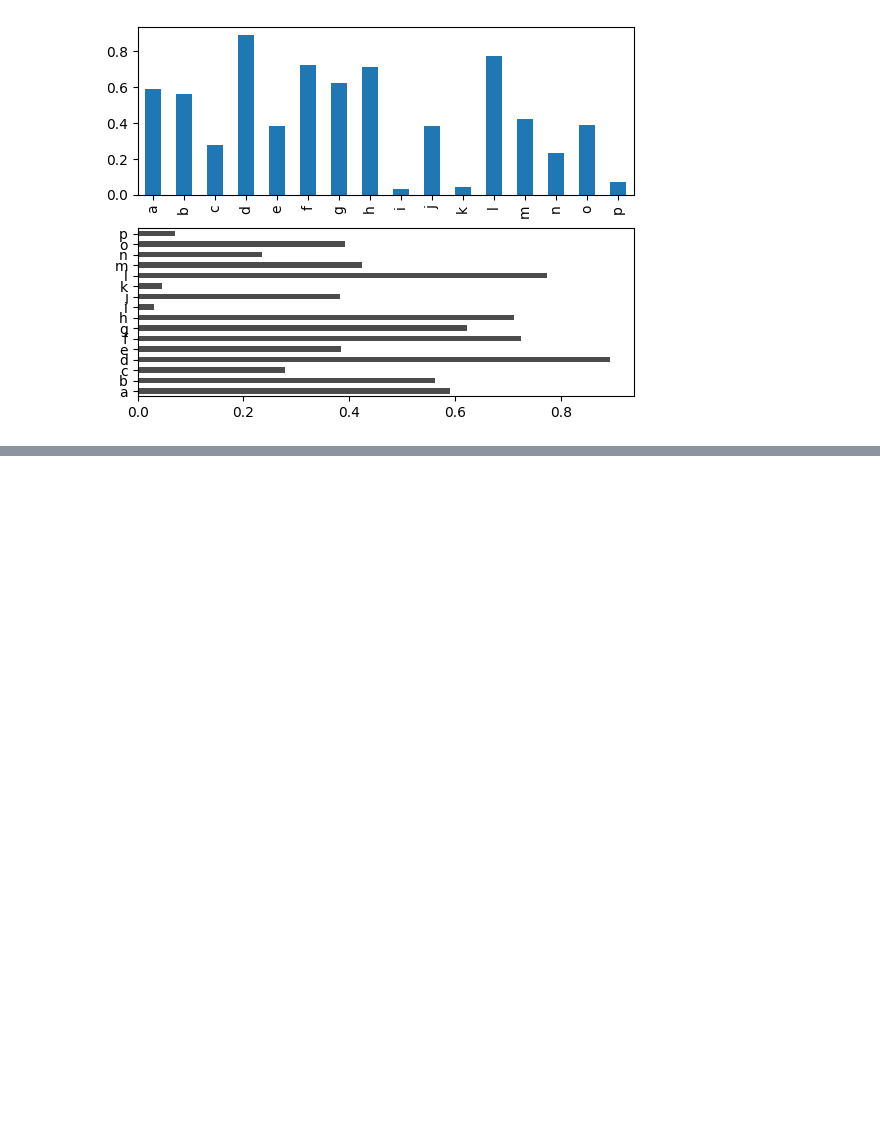
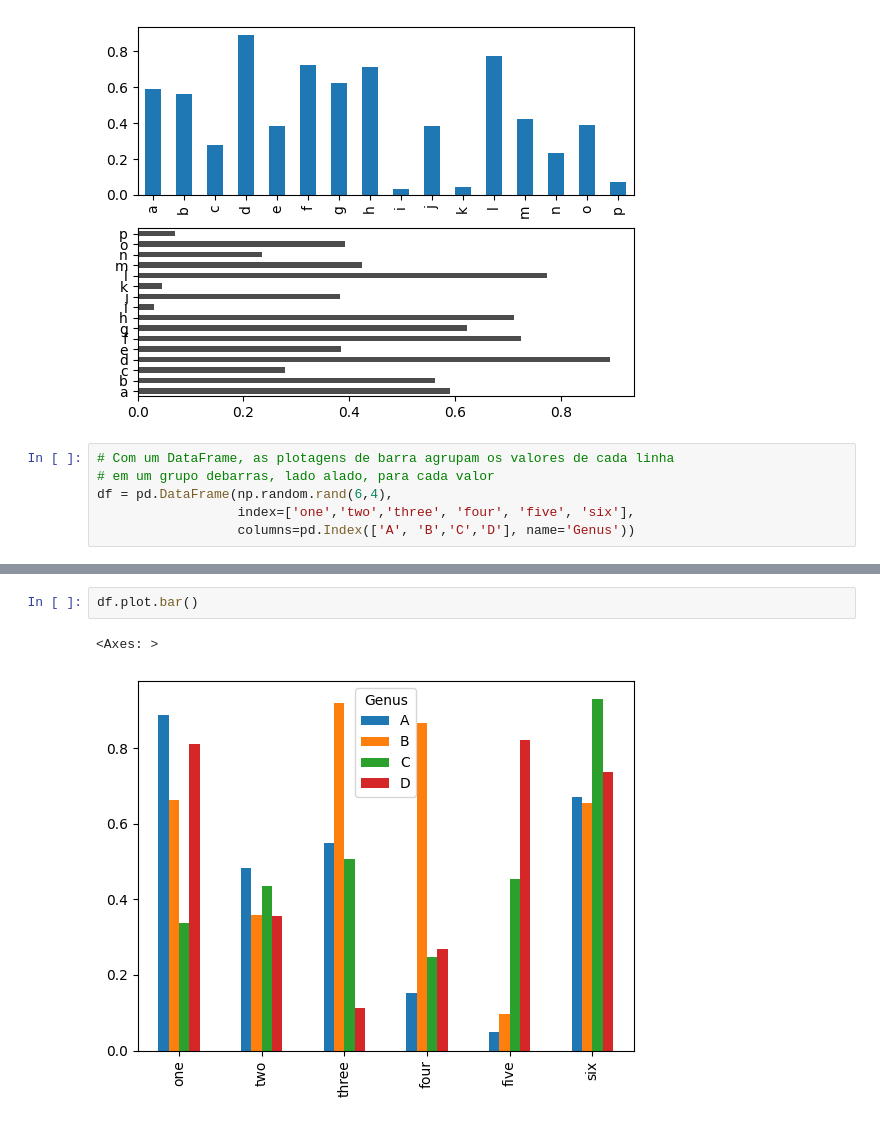
Before and after one commit to valdenio458/livro-python-para-analise-de-dados, a Jupyter notebook: capitulo_9.ipynb, the cells around one changed output, grey strips where cells are left out. Saved outputs shown, nothing was run; the diff lists cells and outputs as text; blank space fills up the shorter version.

```diff
--- a/capitulo_9.ipynb
+++ b/capitulo_9.ipynb
@@ -222,3 +222,9 @@ data.plot.barh(ax=axes[1],color='k', alpha=0.7)
 # %% [output]
 <Axes: >
 [figure]
+# %%
+# Com um DataFrame, as plotagens de barra agrupam os valores de cada linha
+# em um grupo debarras, lado alado, para cada valor
+df = pd.DataFrame(np.random.rand(6,4),
+                  index=['one','two','three', 'four', 'five', 'six'],
+                  columns=pd.Index(['A', 'B','C','D'], name='Genus'))
@@ -224,0 +241,5 @@ data.plot.barh(ax=axes[1],color='k', alpha=0.7)
+# %%
+df.plot.bar()
+# %% [output]
+<Axes: >
+[figure, added]
```
Also changed, not shown: parts of 2 cells of this notebook.
